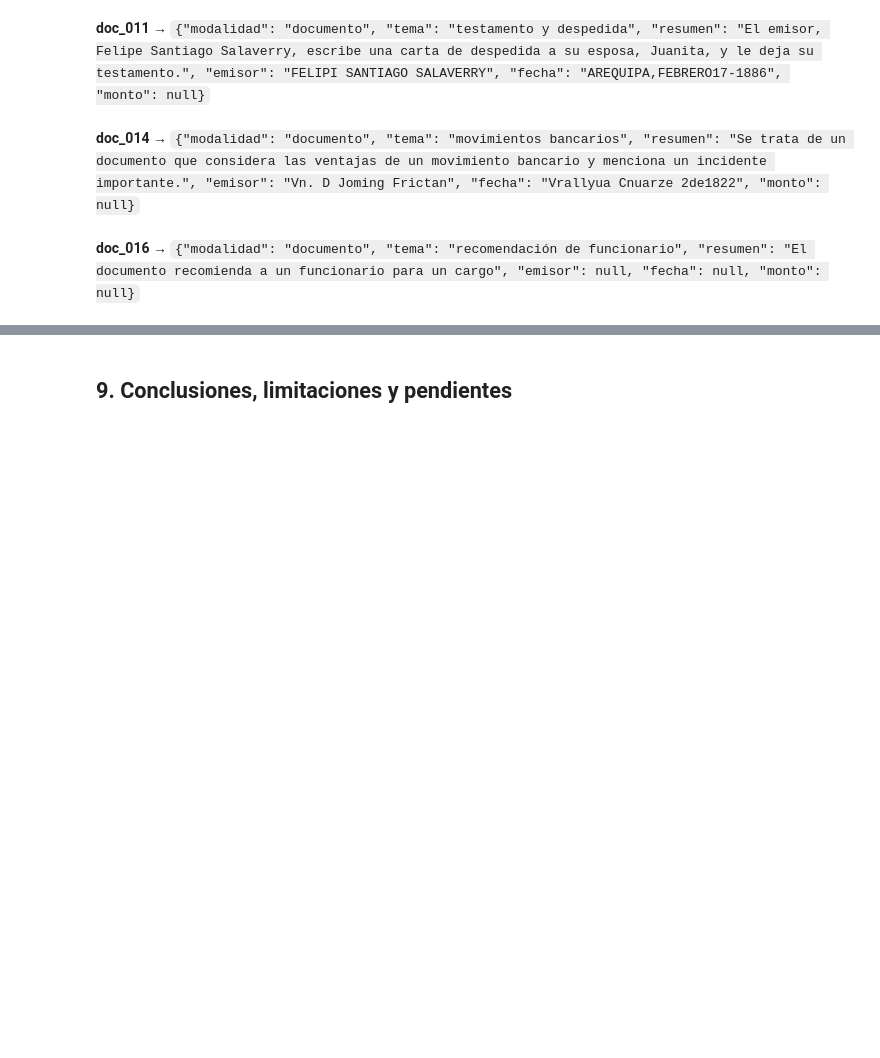
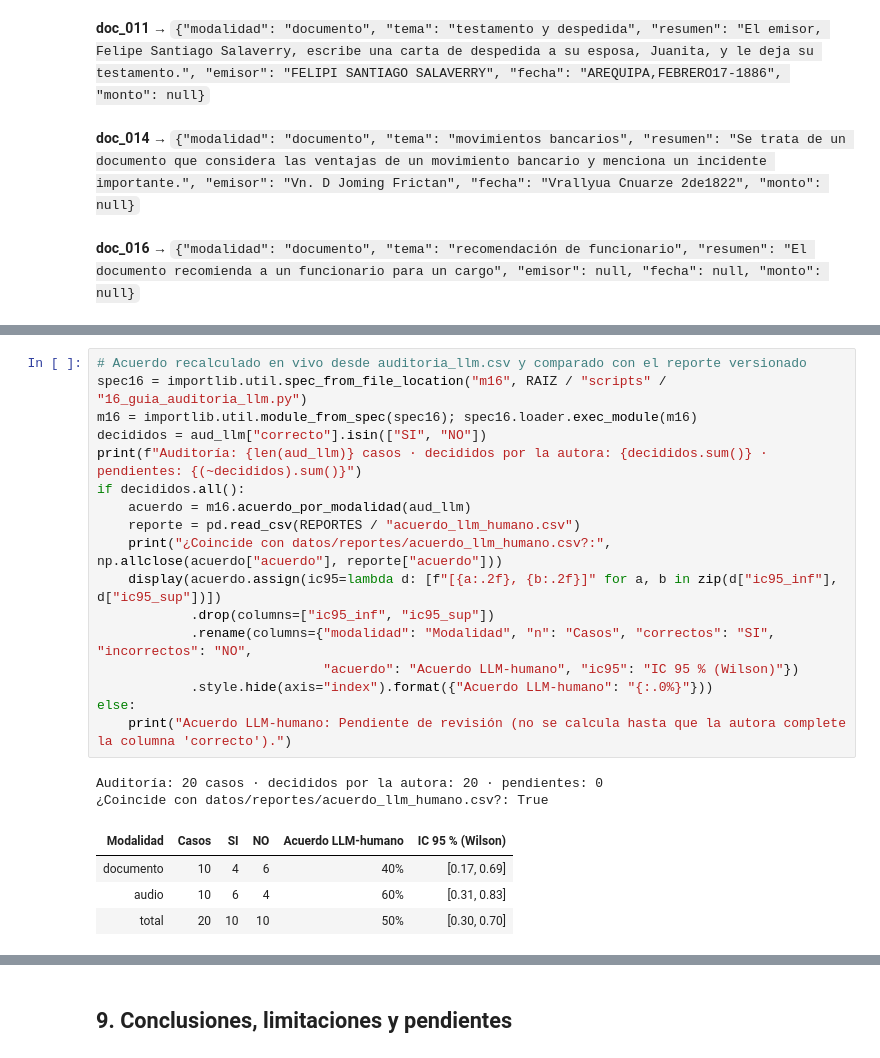
Before and after one commit to miriandelacon13-ux/tarea-2-voces-documentos-peruanos, a Jupyter notebook: tarea_2/02_evaluacion.ipynb, the cells around one changed output, grey strips where cells are left out. Drawn from its saved outputs; the diff is of its cells as text; blank space fills up the shorter version.

```diff
--- a/tarea_2/02_evaluacion.ipynb
+++ b/tarea_2/02_evaluacion.ipynb
@@ -617,0 +591,24 @@ Acuerdo LLM-humano: Pendiente de revisión (no se calcula hasta que la autora co
+# %%
+# Acuerdo recalculado en vivo desde auditoria_llm.csv y comparado con el reporte versionado
+spec16 = importlib.util.spec_from_file_location("m16", RAIZ / "scripts" / "16_guia_auditoria_llm.py")
+m16 = importlib.util.module_from_spec(spec16); spec16.loader.exec_module(m16)
+decididos = aud_llm["correcto"].isin(["SI", "NO"])
+print(f"Auditoría: {len(aud_llm)} casos · decididos por la autora: {decididos.sum()} · pendientes: {(~decididos).sum()}")
+if decididos.all():
+    acuerdo = m16.acuerdo_por_modalidad(aud_llm)
+    reporte = pd.read_csv(REPORTES / "acuerdo_llm_humano.csv")
+    print("¿Coincide con datos/reportes/acuerdo_llm_humano.csv?:", np.allclose(acuerdo["acuerdo"], reporte["acuerdo"]))
+    display(acuerdo.assign(ic95=lambda d: [f"[{a:.2f}, {b:.2f}]" for a, b in zip(d["ic95_inf"], d["ic95_sup"])])
+            .drop(columns=["ic95_inf", "ic95_sup"])
+            .rename(columns={"modalidad": "Modalidad", "n": "Casos", "correctos": "SI", "incorrectos": "NO",
+                             "acuerdo": "Acuerdo LLM-humano", "ic95": "IC 95 % (Wilson)"})
+            .style.hide(axis="index").format({"Acuerdo LLM-humano": "{:.0%}"}))
+else:
+    print("Acuerdo LLM-humano: Pendiente de revisión (no se calcula hasta que la autora complete la columna 'correcto').")
+# %% [output]
+Auditoría: 20 casos · decididos por la autora: 20 · pendientes: 0
+¿Coincide con datos/reportes/acuerdo_llm_humano.csv?: True
+| Modalidad | Casos | SI | NO | Acuerdo LLM-humano | IC 95 % (Wilson) |
+| documento | 10 | 4 | 6 | 40% | [0.17, 0.69] |
+| audio | 10 | 6 | 4 | 60% | [0.31, 0.83] |
+| total | 20 | 10 | 10 | 50% | [0.30, 0.70] |
```
Also changed, not shown: parts of 7 cells of this notebook, 6 other files.
